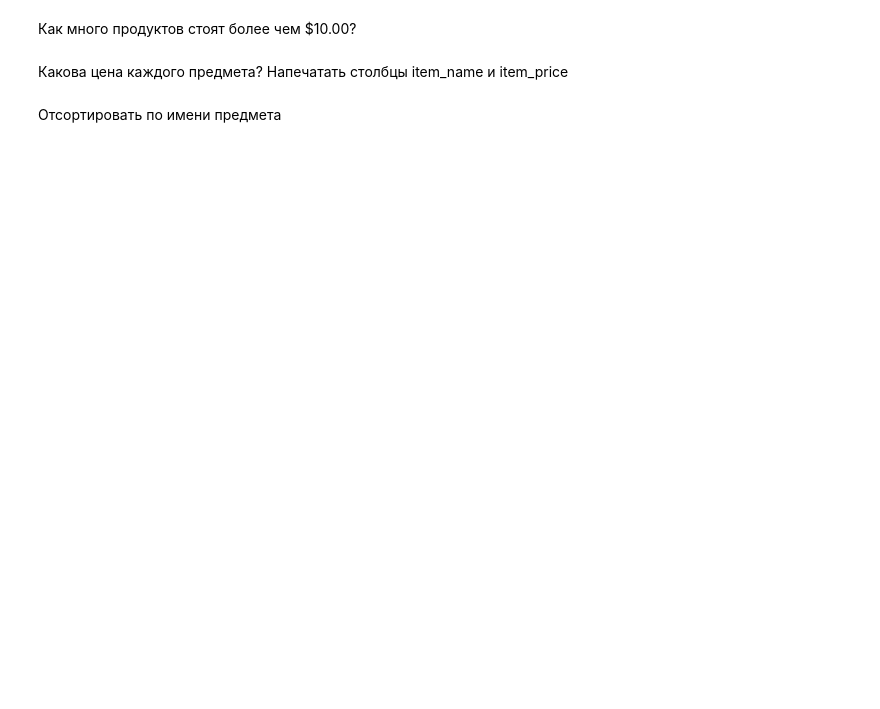
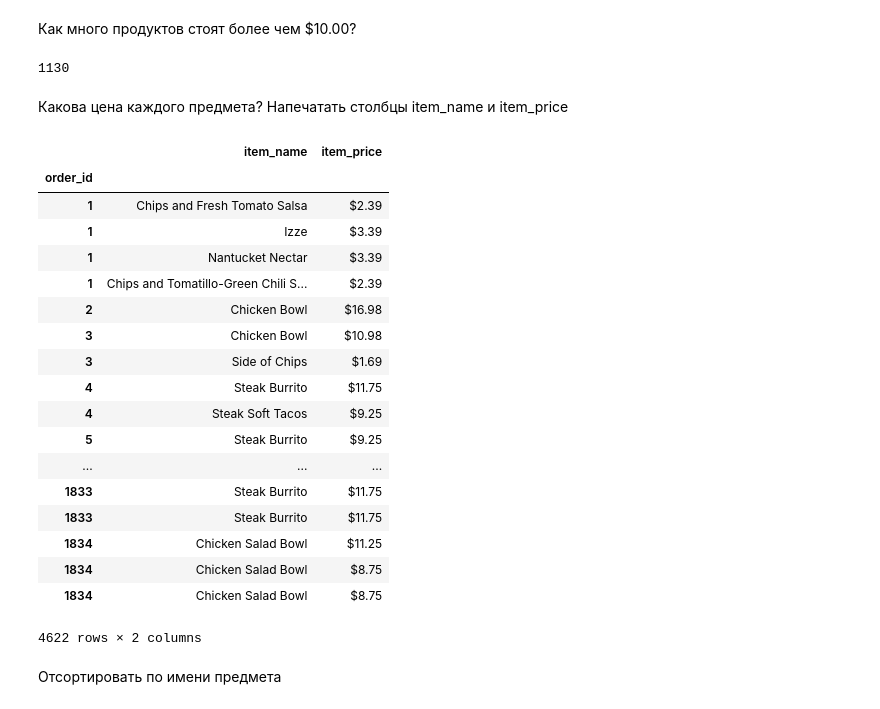
Before and after one commit to AndrewLrrr/otus-big-data, a Jupyter notebook: hw1-data-gathering/exercises.ipynb, the cells around one changed output. Saved outputs shown, nothing was run; the diff lists cells and outputs as text; code cells hidden in the pictures; blank space fills up the shorter version.

```diff
--- a/hw1-data-gathering/exercises.ipynb
+++ b/hw1-data-gathering/exercises.ipynb
@@ -293,3 +293,10 @@ df.loc[df.index.values[19]].product_name
 # %% [markdown]
 Считать данные по  [адресу](https://raw.githubusercontent.com/justmarkham/DAT8/master/data/chipotle.tsv).
 Присвоить переменной chipo
+# %%
+import io
+import requests
+url = 'https://raw.githubusercontent.com/justmarkham/DAT8/master/data/chipotle.tsv'
+r = requests.get(url)
+chipo = pd.DataFrame.from_csv(io.StringIO(r.content.decode('utf-8')), sep='\t')
+chipo.info()
@@ -296,6 +313,37 @@ df.loc[df.index.values[19]].product_name
 # %% [markdown]
 Как много продуктов стоят более чем $10.00?
+# %%
+def price_to_int(price):
+    return float(price[1:])
+chipo2 = chipo.copy().dropna(subset=['item_price'])
+chipo2.item_price = chipo2.item_price.apply(price_to_int)
+chipo2 = chipo2.loc[chipo2.item_price > 10.0]
+len(chipo2)
+# %% [output]
+1130
 # %% [markdown]
 Какова цена каждого предмета? Напечатать столбцы item_name и item_price
+# %%
+chipo[['item_name','item_price']]
+# %% [output]
+|  | item_name | item_price |
+| order_id |  |  |
+| 1 | Chips and Fresh Tomato Salsa | $2.39 |
+| 1 | Izze | $3.39 |
+| 1 | Nantucket Nectar | $3.39 |
+| 1 | Chips and Tomatillo-Green Chili S... | $2.39 |
+| 2 | Chicken Bowl | $16.98 |
+| 3 | Chicken Bowl | $10.98 |
+| 3 | Side of Chips | $1.69 |
+| 4 | Steak Burrito | $11.75 |
+| 4 | Steak Soft Tacos | $9.25 |
+| 5 | Steak Burrito | $9.25 |
+| ... | ... | ... |
+| 1833 | Steak Burrito | $11.75 |
+| 1833 | Steak Burrito | $11.75 |
+| 1834 | Chicken Salad Bowl | $11.25 |
+| 1834 | Chicken Salad Bowl | $8.75 |
+| 1834 | Chicken Salad Bowl | $8.75 |
+4622 rows × 2 columns
 # %% [markdown]
 Отсортировать по имени предмета
```
Also changed, not shown: parts of 5 cells of this notebook.
